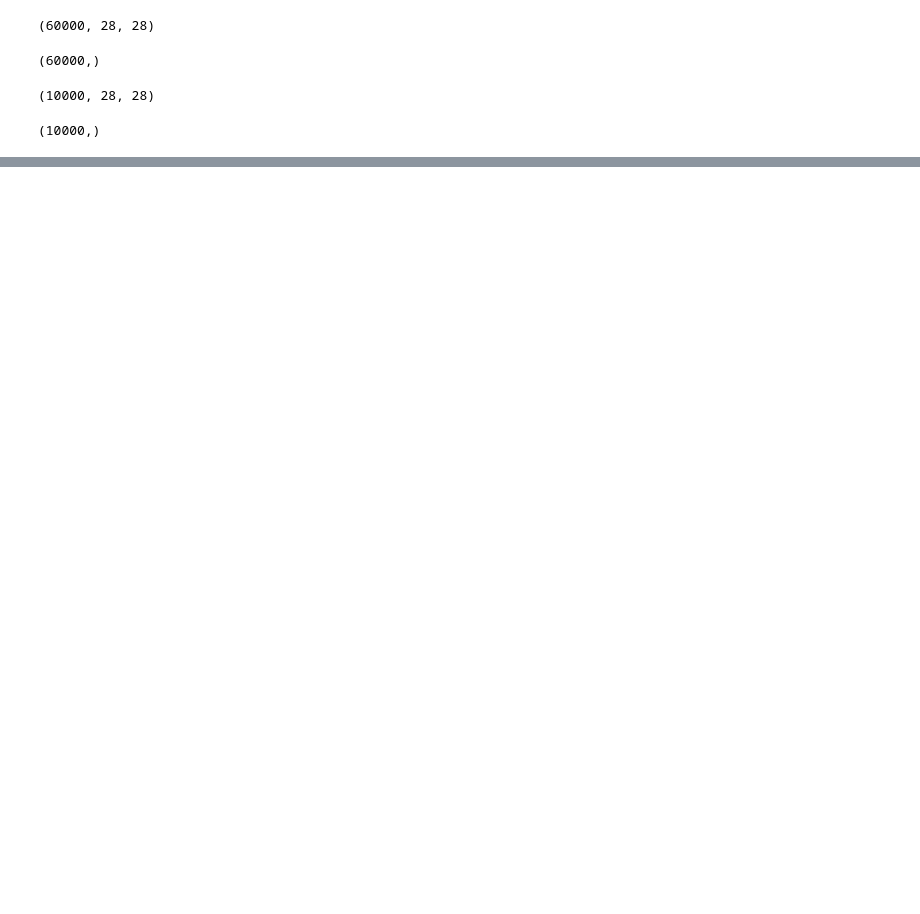
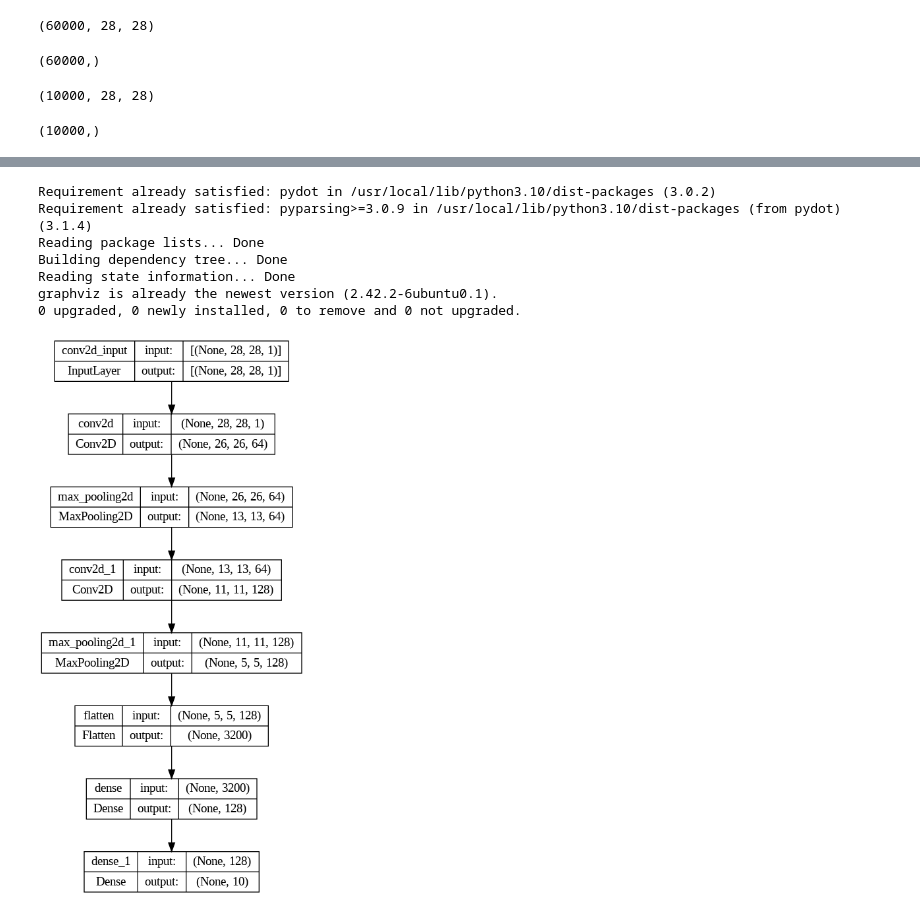
Before and after one commit to triercasa/Homework, a Jupyter notebook: Homework_7_16_1.ipynb, the cells around one changed output, grey strips where cells are left out. Cells and saved outputs as stored; diff of their text form; code cells hidden in the pictures; blank space fills up the shorter version.

```diff
--- a/Homework_7_16_1.ipynb
+++ b/Homework_7_16_1.ipynb
@@ -48,0 +88,9 @@ for item in zip(axes.ravel(), X_train[index], y_train[index]):
+# %%
+cnn.add(Conv2D(filters=128, kernel_size=(3,3), activation='relu'))
+cnn.add(MaxPooling2D(pool_size=(2,2)))
+# %%
+cnn.add(Flatten())
+# %%
+cnn.add(Dense(units=128, activation='relu'))
+# %%
+cnn.add(Dense(units=10, activation='softmax'))
@@ -48,0 +117,17 @@ for item in zip(axes.ravel(), X_train[index], y_train[index]):
+# %%
+!pip install pydot
+!apt install graphviz
+from tensorflow.keras.utils import plot_model
+from IPython.display import Image
+plot_model(cnn, to_file='convnet.png', show_shapes=True,
+           show_layer_names=True)
+Image(filename='convnet.png')
+# %% [output]
+Requirement already satisfied: pydot in /usr/local/lib/python3.10/dist-packages (3.0.2)
+Requirement already satisfied: pyparsing>=3.0.9 in /usr/local/lib/python3.10/dist-packages (from pydot) (3.1.4)
+Reading package lists... Done
+Building dependency tree... Done
+Reading state information... Done
+graphviz is already the newest version (2.42.2-6ubuntu0.1).
+0 upgraded, 0 newly installed, 0 to remove and 0 not upgraded.
+[figure, added]
```
Also changed, not shown: parts of 22 cells of this notebook.
